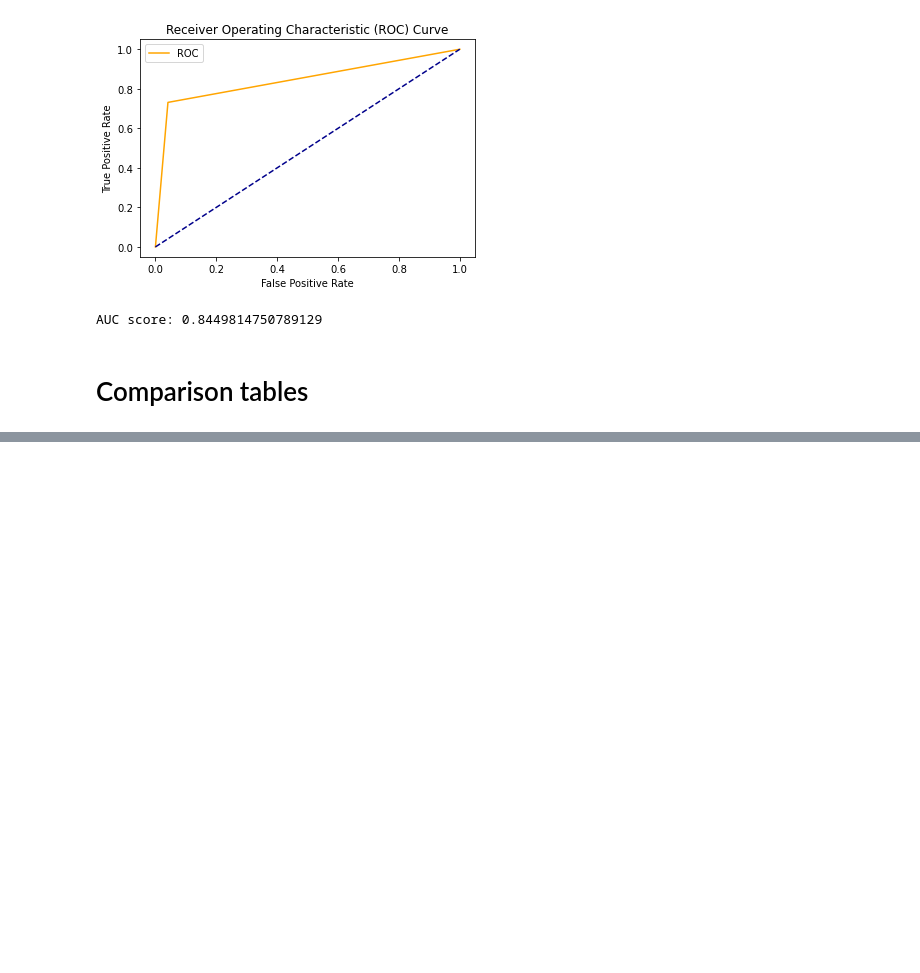
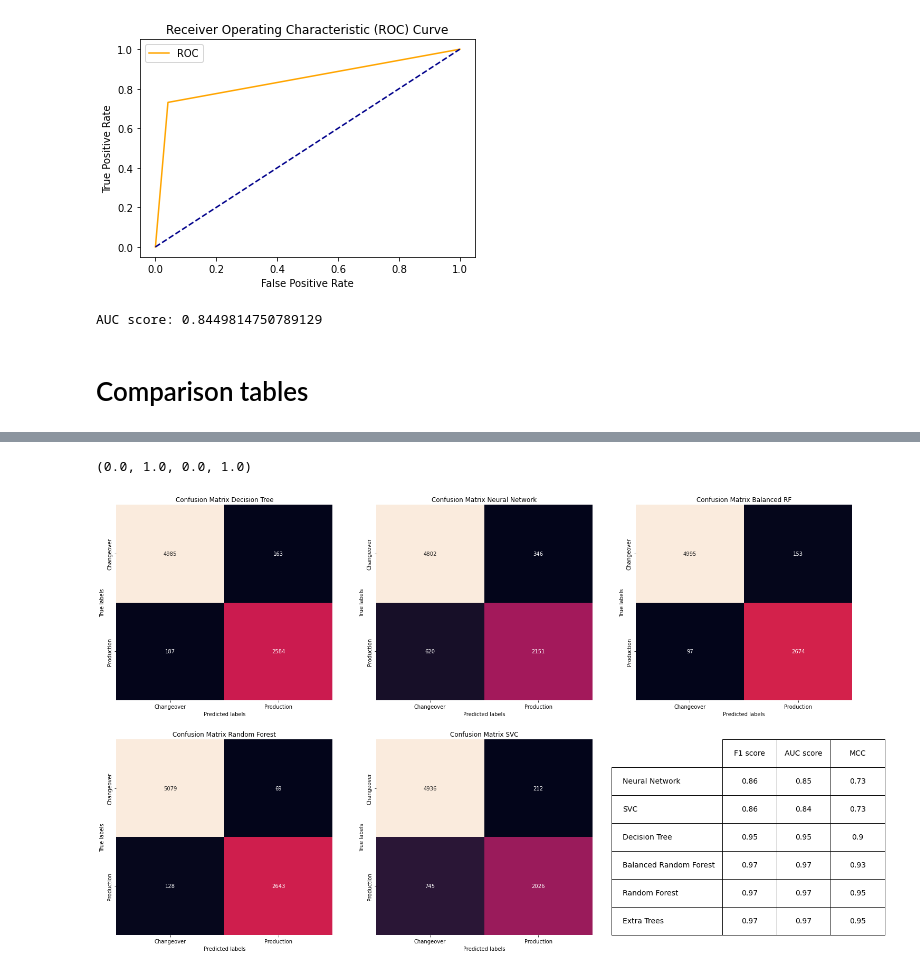
Before and after one commit to ValdsteiN/OBerA-Enhanced-Changeover-Detection-in-Industry-4.0-environments-with-Machine-Learning, a Jupyter notebook: Enhanced Changeover Detection in Industry 4.0 environments with Machine Learning.ipynb, the cells around one changed output, grey strips where cells are left out. Cells and saved outputs as stored; diff of their text form; code cells hidden in the pictures; blank space fills up the shorter version.

```diff
--- a/Enhanced Changeover Detection in Industry 4.0 environments with Machine Learning.ipynb
+++ b/Enhanced Changeover Detection in Industry 4.0 environments with Machine Learning.ipynb
@@ -461,3 +509,47 @@ comp_table
+# %%
+fig, axs = plt.subplots(nrows=2, ncols=3, figsize=(25, 15))
+
+labels = ['Changeover', 'Production']
+
+sns.heatmap(confusion_matrix(test_labels, y_pred_DT), cbar=False, annot=True, fmt='g', ax=axs[0,0])
+axs[0,0].set_title('Confusion Matrix Decision Tree')
+
+sns.heatmap(confusion_matrix(test_labels, y_pred_NN), cbar=False, annot=True, fmt='g', ax=axs[0,1])
+axs[0,1].set_title('Confusion Matrix Neural Network')
+
+sns.heatmap(confusion_matrix(test_labels, y_pred_BRF), cbar=False, annot=True, fmt='g', ax=axs[0,2])
+axs[0,2].set_title('Confusion Matrix Balanced RF')
+
+sns.heatmap(confusion_matrix(test_labels, y_pred_RF), cbar=False, annot=True, fmt='g', ax=axs[1,0])
+axs[1,0].set_title('Confusion Matrix Random Forest')
+
+sns.heatmap(confusion_matrix(test_labels, y_pred_SVC), cbar=False, annot=True, fmt='g', ax=axs[1,1])
+axs[1,1].set_title('Confusion Matrix SVC')
+
+for i in range(0,3): #iterating through our graphs to give a label to each
+    axs[0,i].set(xlabel='Predicted labels')
+    axs[0,i].set(ylabel='True labels')
+    axs[0,i].xaxis.set_ticklabels(['Changeover', 'Production'])
+    axs[0,i].yaxis.set_ticklabels(['Changeover', 'Production'], va='center')
+    axs[1,i].set(xlabel='Predicted labels')
+    axs[1,i].set(ylabel='True labels')
+    axs[1,i].xaxis.set_ticklabels(['Changeover', 'Production'])
+    axs[1,i].yaxis.set_ticklabels(['Changeover', 'Production'], va='center')
+
+#fig.delaxes(axs[1,2])
+
+table = axs[1,2].table(cellText=comp_table.values,
+          colLabels=comp_table.columns,
+          rowLabels=comp_table.index,
+          loc="lower right",
+          cellLoc='center',
+          bbox=[0.4, 0, 0.75, 1],
+          fontsize=64).set_fontsize(14)
+
+plt.axis('off')
+# %% [output]
+(0.0, 1.0, 0.0, 1.0)
+[figure, added]
 # %%
 fig, axs = plt.subplots(nrows=2, ncols=3, figsize=(25, 15))
 
```
Also changed, not shown: parts of 30 cells of this notebook.
